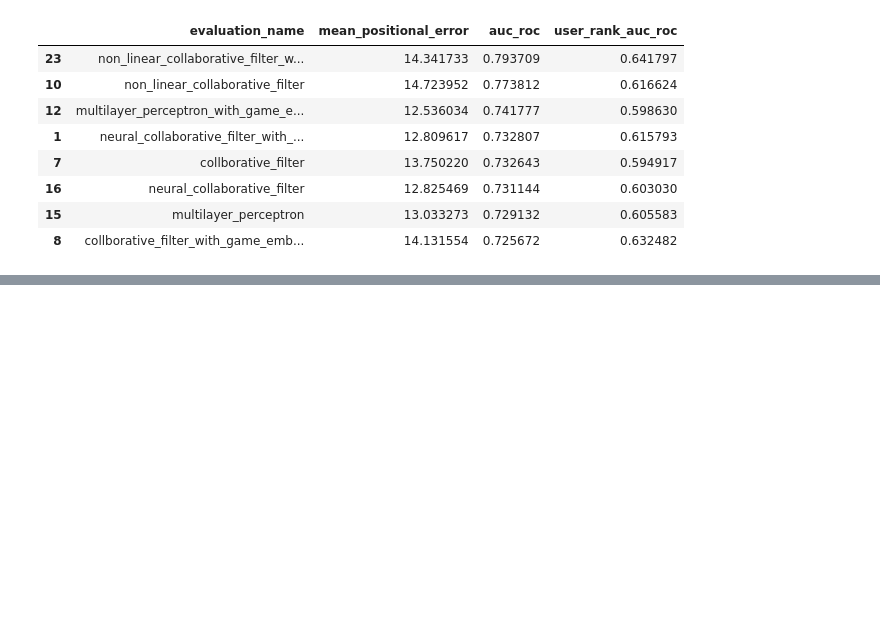
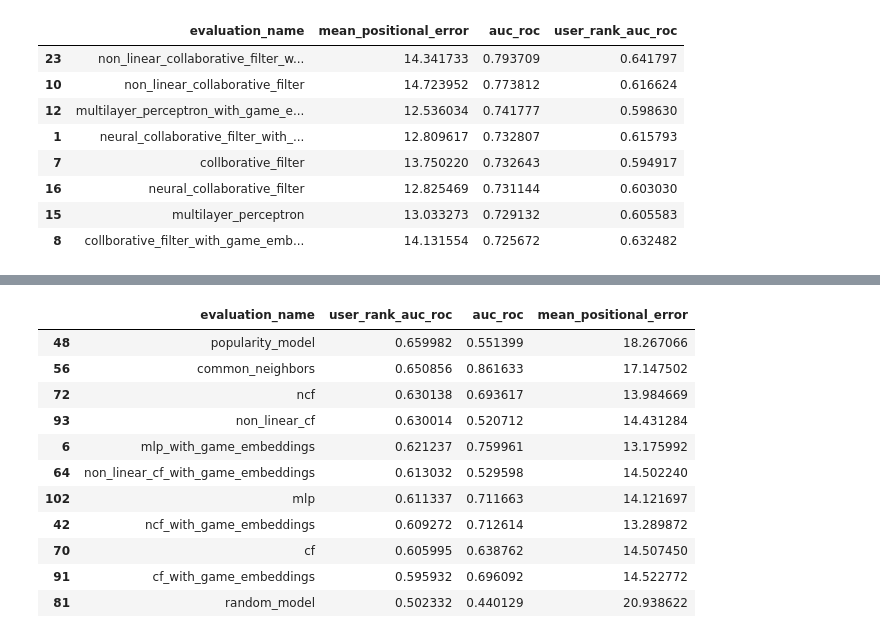
Before and after one commit to GitHubNoskcaj211/ml-projects-project, a Jupyter notebook: evaluation/vis_results.ipynb, the cells around one changed output, grey strips where cells are left out. Drawn from its saved outputs; the diff is of its cells as text; code cells hidden in the pictures; blank space fills up the shorter version.

```diff
--- a/evaluation/vis_results.ipynb
+++ b/evaluation/vis_results.ipynb
@@ -149,0 +164,18 @@ display(df.sort_values(by='auc_roc', ascending=False))
+# %%
+evaluation_names = {'evaluation_warm_fine_tune_test_random_model': 'random_model', 'evaluation_warm_fine_tune_test_popularity_model': 'popularity_model', 'evaluation_warm_fine_tune_test_common_neighbors': 'common_neighbors', 'evaluation_warm_fine_tune_test_cf': 'cf', 'evaluation_warm_fine_tune_test_gcf': 'non_linear_cf', 'evaluation_warm_fine_tune_test_mlp': 'mlp', 'evaluation_warm_fine_tune_test_ncf': 'ncf', 'evaluation_warm_fine_tune_test_cf_embed_all_except_tags_genres': 'cf_with_game_embeddings', 'evaluation_warm_fine_tune_test_gcf_embed_all_except_tags_genres': 'non_linear_cf_with_game_embeddings', 'evaluation_warm_fine_tune_test_mlp_embed_all_except_tags_genres': 'mlp_with_game_embeddings', 'evaluation_warm_fine_tune_test_ncf_embed_all_except_tags_genres': 'ncf_with_game_embeddings'}
+df = results.loc[results['evaluation_name'].isin(evaluation_names), ['evaluation_name', 'user_rank_auc_roc', 'auc_roc', 'mean_positional_error']].copy()
+df['evaluation_name'] = df['evaluation_name'].map(evaluation_names)
+display(df.sort_values(by='user_rank_auc_roc', ascending=False))
+# %% [output]
+|  | evaluation_name | user_rank_auc_roc | auc_roc | mean_positional_error |
+| 48 | popularity_model | 0.659982 | 0.551399 | 18.267066 |
+| 56 | common_neighbors | 0.650856 | 0.861633 | 17.147502 |
+| 72 | ncf | 0.630138 | 0.693617 | 13.984669 |
+| 93 | non_linear_cf | 0.630014 | 0.520712 | 14.431284 |
+| 6 | mlp_with_game_embeddings | 0.621237 | 0.759961 | 13.175992 |
+| 64 | non_linear_cf_with_game_embeddings | 0.613032 | 0.529598 | 14.502240 |
+| 102 | mlp | 0.611337 | 0.711663 | 14.121697 |
+| 42 | ncf_with_game_embeddings | 0.609272 | 0.712614 | 13.289872 |
+| 70 | cf | 0.605995 | 0.638762 | 14.507450 |
+| 91 | cf_with_game_embeddings | 0.595932 | 0.696092 | 14.522772 |
+| 81 | random_model | 0.502332 | 0.440129 | 20.938622 |
```
Also changed, not shown: parts of 5 cells of this notebook.
